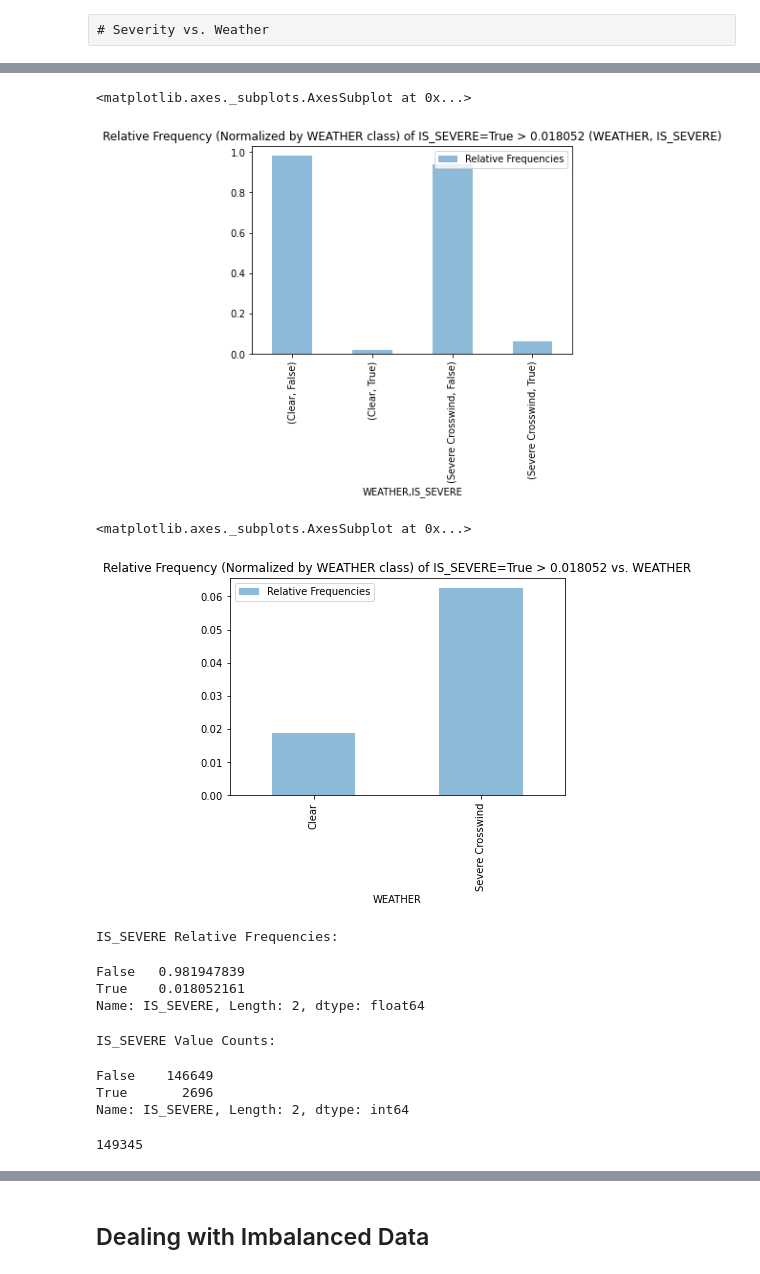
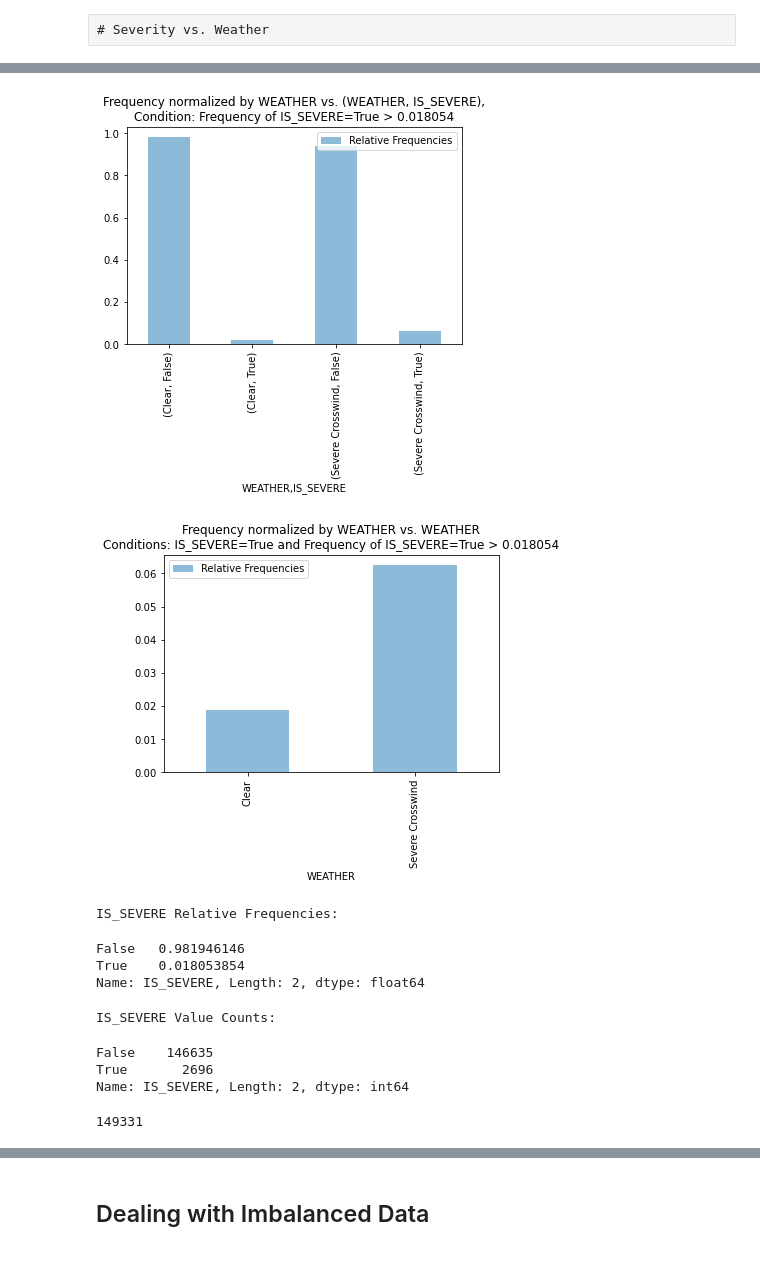
Before and after one commit to cbates79/Coursera_Capstone, a Jupyter notebook: Predicting Motor Vehicle Accident Severity in Seattle, Washington by Oversampling Minority Classes to Achieve Balanced Training Data.ipynb, the cells around one changed output, grey strips where cells are left out. Saved outputs shown, nothing was run; the diff lists cells and outputs as text; code cells hidden in the pictures.

Commit message:
successfully ran notebook with parameters: number_of_folds = 5, test_size_ratio = .2, sampling_ratio = 1; notebook runtime = 879.8693460689974 seconds; added bar graphs for certain to written report

```diff
--- a/Predicting Motor Vehicle Accident Severity in Seattle, Washington by Oversampling Minority Classes to Achieve Balanced Training Data.ipynb
+++ b/Predicting Motor Vehicle Accident Severity in Seattle, Washington by Oversampling Minority Classes to Achieve Balanced Training Data.ipynb
@@ -235,7 +235,10 @@ df_unknowns_converted_to_nan.replace(to_replace=\
     {"ST_COLCODE": "0",\
      "WEATHER": "Other",\
      "ROADCOND": "Other",\
-     "LIGHTCOND": "Other",}, value=np.nan, inplace=True, limit=None, regex=False, method='pad')
+     "LIGHTCOND": "Other"}, value=np.nan, inplace=True, limit=None, regex=False, method='pad')
+
+df_unknowns_converted_to_nan.replace(to_replace=\
+    {"LIGHTCOND": "Dark - Unknown Lighting"}, value=np.nan, inplace=True, limit=None, regex=False, method='pad')
 # %%
 print_elapsed_time(notebook_start_time)
 # %% [output]
@@ -284,6 +287,7 @@ list_of_columns_to_drop = ["ADDRTYPE",\
                            "EXCEPTRSNDESC",\
                            "SEVERITYDESC",\
                            "PERSONCOUNT",\
+                           "VEHCOUNT",\
                            "INJURIES",\
                            "SERIOUSINJURIES",\
                            "FATALITIES",\
@@ -501,17 +592,17 @@ df_frequencies_by_weather.plot.bar(alpha=.5)
 # %%
-df_frequencies_by_weather[df_frequencies_by_weather.xs(True, level=1, axis=0) > severity_frequency_cutoff].dropna().plot.bar(alpha=.5,\
-    title='Relative Frequency (Normalized by WEATHER class) of IS_SEVERE=True > %f (WEATHER, IS_SEVERE)' % (severity_frequency_cutoff))
+ax = df_frequencies_by_weather[df_frequencies_by_weather.xs(True, level=1, axis=0) > severity_frequency_cutoff].dropna().plot.bar(alpha=.5,\
+    title='Frequency normalized by WEATHER vs. (WEATHER, IS_SEVERE),\nCondition: Frequency of IS_SEVERE=True > %f' %
+    (severity_frequency_cutoff))
 # %% [output]
-<matplotlib.axes._subplots.AxesSubplot at 0x...>
-[figure, old version]
+[figure, new version]
 # %%
-df_frequencies_by_weather[df_frequencies_by_weather.xs(True, level=1, axis=0) > severity_frequency_cutoff].dropna().xs(\
-    True, level=1, axis=0).plot.bar(alpha=.5,\
-                                    title='Relative Frequency (Normalized by WEATHER class) of IS_SEVERE=True > %f vs. WEATHER'%\
-                                    (severity_frequency_cutoff))
+ax = df_frequencies_by_weather[\
+    df_frequencies_by_weather.xs(True, level=1, axis=0) > severity_frequency_cutoff]\
+    .dropna().xs(True, level=1, axis=0).plot.bar(alpha=.5,\
+    title='Frequency normalized by WEATHER vs. WEATHER\nConditions: IS_SEVERE=True and Frequency of IS_SEVERE=True > %f' %\
+    (severity_frequency_cutoff))
 # %% [output]
-<matplotlib.axes._subplots.AxesSubplot at 0x...>
-[figure, old version]
+[figure, new version]
 # %%
 # Severity vs. Road Conditions
 # %%
@@ -519,21 +610,21 @@ print('IS_SEVERE Relative Frequencies:\n')
 df_categorical['IS_SEVERE'].value_counts(normalize=True, dropna=False)
 # %% [output]
 IS_SEVERE Relative Frequencies:
-False   0.981947839
-True    0.018052161
+False   0.981946146
+True    0.018053854
 Name: IS_SEVERE, Length: 2, dtype: float64
 # %%
 print('IS_SEVERE Value Counts:\n')
 df_categorical['IS_SEVERE'].value_counts(normalize=False, dropna=False)
 # %% [output]
 IS_SEVERE Value Counts:
-False    146649
+False    146635
 True       2696
 Name: IS_SEVERE, Length: 2, dtype: int64
 # %%
 len(df_categorical)
 # %% [output]
-149345
+149331
 # %%
 # For each class of ROADCOND, get the relative frequencies for IS_SEVERE, i.e.
 # for each ROADCOND group, compute the number of rows with IS_SEVERE=True divided by the size of the this ROADCOND group.
```
Also changed, not shown: parts of 84 cells of this notebook.
